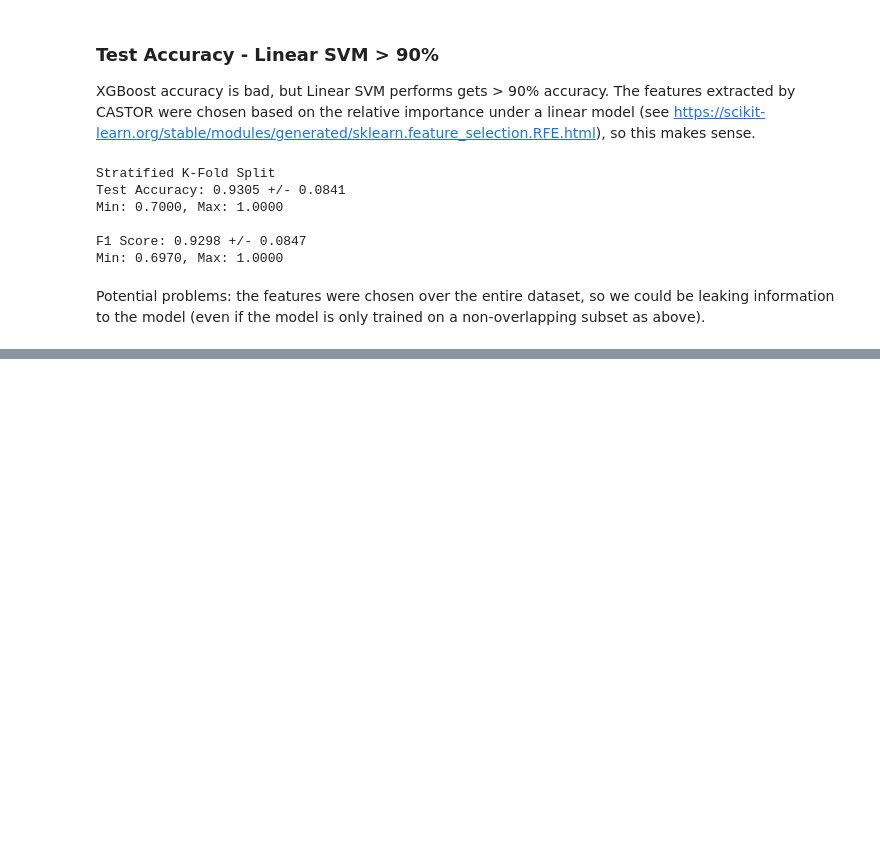
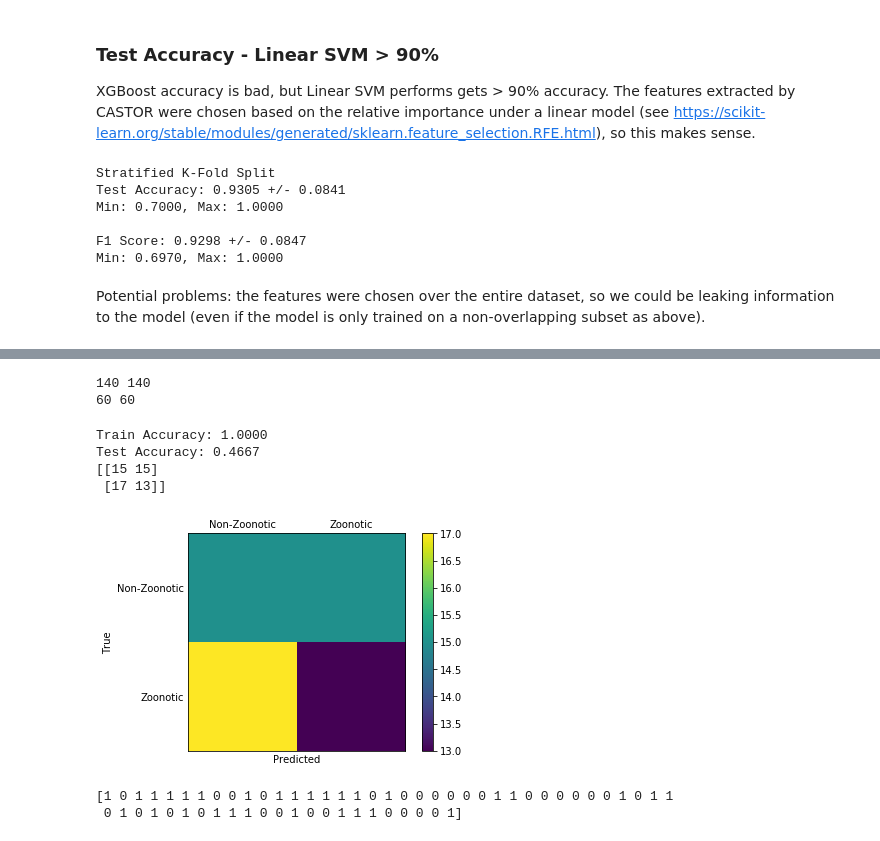
Before and after one commit to cycraig/VirusClassification, a Jupyter notebook: VirusClassification_castor.ipynb, the cells around one changed output, grey strips where cells are left out. Cells and saved outputs as stored; diff of their text form; code cells hidden in the pictures; blank space fills up the shorter version.

Commit message:
Properly witheld test data.

```diff
--- a/VirusClassification_castor.ipynb
+++ b/VirusClassification_castor.ipynb
@@ -235,0 +317,54 @@ Potential problems: the features were chosen over the entire dataset, so we coul
+# %%
+# Let's try do our own analysis on the best feature set produced by CASTOR
+from castor_krfe import matrices
+from sklearn.preprocessing import LabelEncoder
+kmers_file = "./castor_output/Kmers.txt"
+best_k_mers = utils.fetch_list_from_file(kmers_file)
+best_k_length = len(best_k_mers[0])
+XY_train_raw = data.generateLabeledData("./content/130TrainSubset.fasta","./content/zoonotic_labels.csv")
+X_train, y_train = matrices.generateXYMatrice(XY_train_raw, best_k_mers, best_k_length)
+XY_test_raw = data.generateLabeledData("./content/VirusesTestInput.fasta","./content/zoonotic_labels.csv")
+X_test, y_test = matrices.generateXYMatrice(XY_test_raw, best_k_mers, best_k_length)
+y_train = LabelEncoder().fit_transform(y_train)
+y_test = LabelEncoder().fit_transform(y_test)
+print(len(X_train),len(y_train))
+print(len(X_test),len(y_test))
+# %% [output]
+140 140
+60 60
+# %%
+from sklearn.svm import SVC
+clf = SVC(kernel="linear", C=1)
+clf.fit(X_train, y_train)
+pred = clf.predict(X_train)
+pred_test = clf.predict(X_test)
+train_accuracy = (y_train==pred).sum() / len(y_train)
+test_accuracy = (y_test==pred_test).sum() / len(y_test)
+print("Train Accuracy: %.4f"%train_accuracy)
+print("Test Accuracy: %.4f"%test_accuracy)
+
+from sklearn.metrics import confusion_matrix
+labels = ['Non-Zoonotic', 'Zoonotic']
+cm = confusion_matrix(y_test, pred_test)
+print(cm)
+fig = plt.figure()
+ax = fig.add_subplot(111)
+cax = ax.matshow(cm)
+fig.colorbar(cax)
+ax.set_xticklabels([''] + labels)
+ax.set_yticklabels([''] + labels)
+ax.tick_params(axis=u'both', which=u'both',length=0)
+plt.xlabel('Predicted')
+plt.ylabel('True')
+plt.show()
+# %% [output]
+Train Accuracy: 1.0000
+Test Accuracy: 0.4667
+[[15 15]
+ [17 13]]
+[figure, added]
+# %%
+print(y_test)
+# %% [output]
+[1 0 1 1 1 1 1 0 0 1 0 1 1 1 1 1 1 0 1 0 0 0 0 0 0 1 1 0 0 0 0 0 0 1 0 1 1
+ 0 1 0 1 0 1 0 1 1 1 0 0 1 0 0 1 1 1 0 0 0 0 1]
```
Also changed, not shown: parts of 4 cells of this notebook, 8 other files.
